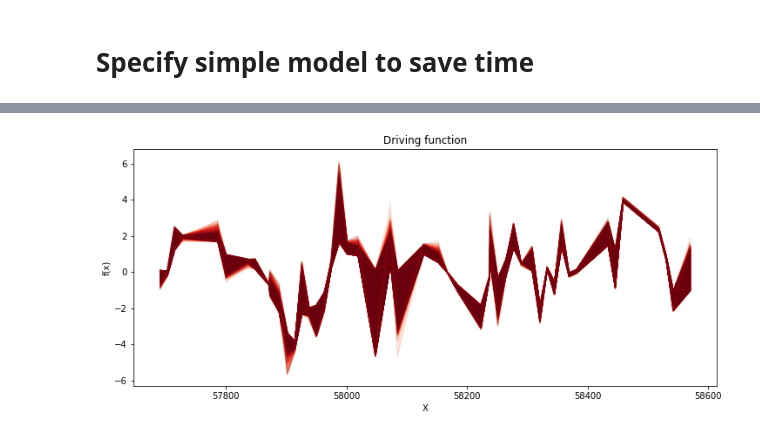
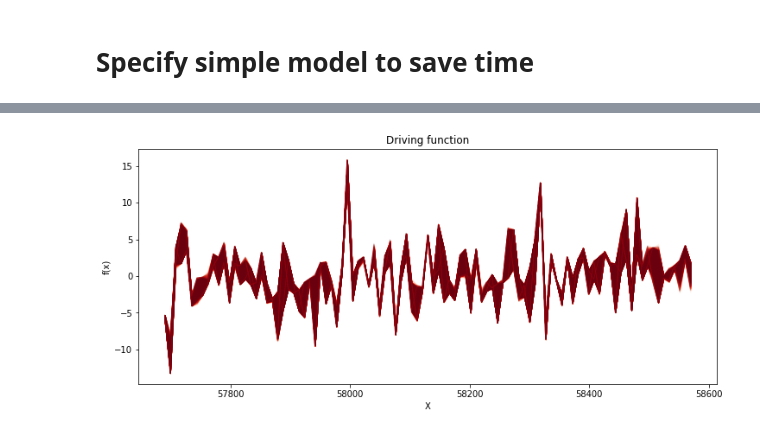
Before and after one commit to MalteBrinch/Master-Thesis-Code, a Jupyter notebook: 7d conv and iterating a GP.ipynb, the cells around one changed output, grey strips where cells are left out. Saved outputs shown, nothing was run; the diff lists cells and outputs as text; code cells hidden in the pictures.

```diff
--- a/7d conv and iterating a GP.ipynb
+++ b/7d conv and iterating a GP.ipynb
@@ -103,8 +103,8 @@ Y_tot= np.concatenate((yJ,yH,yK),axis=None)
 Y_tot=np.reshape(Y_tot,(len(Y_tot),1))
 
 #time delay array
-ntau=49
-tau=np.linspace(1.0,100.0,ntau)
+ntau=99
+tau=np.linspace(1.0,200.0,ntau)
 tau=np.reshape(tau,(1,1,ntau,1))
 # %%
 plt.errorbar(xJ, yJ, yJerr,fmt='b.',label='J')
@@ -114,6 +114,18 @@ plt.legend()
 # %% [output]
 <matplotlib.legend.Legend at 0x...>
 [figure]
+# %%
+#Interpolation function used in model to obtain comparison points with data
+def interpolate(x0, y0, x):
+    x = np.array(x)
+
+    idx = np.searchsorted(x0, x)
+    dl = np.array(x - x0[idx - 1])
+    dr = np.array(x0[idx] - x)
+    d = dl + dr
+    wl = dr / d
+
+    return wl * y0[idx - 1] + (1 - wl) * y0[idx]
 # %%
 with pm.Model() as convmodel:
 
@@ -269,21 +266,3 @@ for RV in convmodel.free_RVs:
-# %%
-tracedf = pm.trace_to_dataframe(tracetransfer)
-plotorder = names
-tracedf = tracedf[plotorder]
-
-_, ax = plt.subplots(1, 2, figsize=(15, 4), sharex=True, sharey=True)
-ax[0].plot(tracedf.values[divergent == 0].T, color='k', alpha=.025)
-ax[0].plot(tracedf.values[divergent == 1].T, color='C2', lw=.5)
-
-ax[1].plot(tracedf.values[divergent == 0].T, color='k', alpha=.025)
-ax[1].plot(tracedf.values[divergent == 1].T, color='C2', lw=.5)
-divsp = np.hstack([divergent_point['Km_AD_interval__'][:,None],
-                  ])
-
-ax[1].plot(divsp.T, 'C3', lw=.5)
-plt.ylim([-20,40])
-plt.xticks(range(10), plotorder)
-plt.tight_layout();
 # %%
 pm.summary(tracetransfer,names).round(2)
 # %%
@@ -386,7 +365,7 @@ print(np.log(2000))
 # Specify simple model to save time
 # %%
 #locate index of points closest to data in conditional
-n_new = 1000
+n_new = 49
 X_new = np.linspace(min(XJ), max(XJ), n_new)
 idx=np.zeros(len(XJ),int)
 
@@ -396,7 +375,7 @@ for i in range(len(XJ)):
 X_new[idx]-XJ
 #idx
 
-nf = 100
-Xf = np.linspace(min(XJ), max(XJ), n_new)
-print(XJ[-1]-XJ[0])
+nf = 99
+Xf = np.linspace(min(XJ), max(XJ), nf)
+print((XJ[-1]-XJ[0])/3)
 # %% [output]
@@ -529,17 +527,17 @@ pm.pairplot(tracesimple, var_names=simplenames, divergences=True);
 # %%
 # plot the results
 fig = plt.figure(figsize=(12,5)); ax = fig.gca()
 
 # plot the samples from the gp posterior with samples and shading
 from pymc3.gp.util import plot_gp_dist
-plot_gp_dist(ax, tracesimple["f"], XJ);
+plot_gp_dist(ax, tracesimple["f"], Xf);
 
 # plot the data and the true latent function
 #plt.plot(X, y, 'ok', ms=3, alpha=0.5, label="Observed data");
 
 # axis labels and title
 plt.xlabel("X"); plt.ylabel("f(x)");
 plt.title("Driving function");
 # %% [output]
-[figure, old version]
+[figure, new version]
 # %%
```
Also changed, not shown: parts of 17 cells of this notebook.
